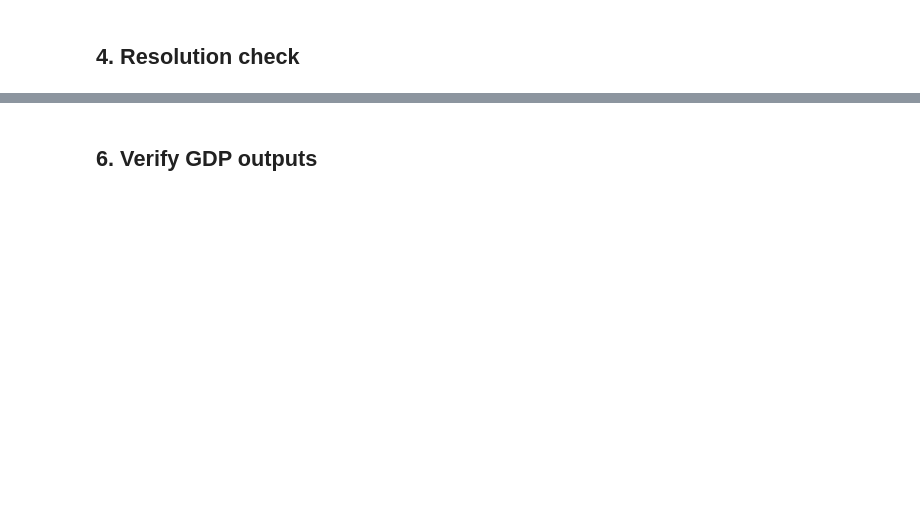
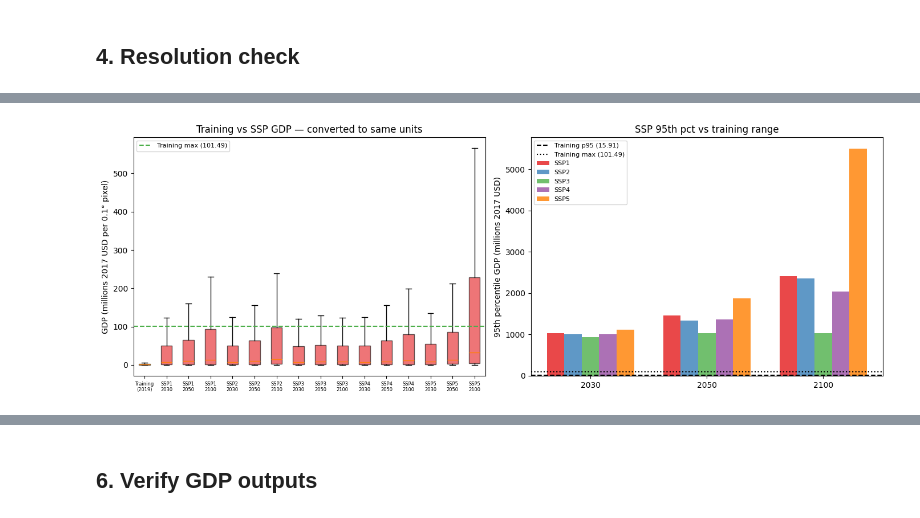
Before and after one commit to Messanella/Thesis_code, a Jupyter notebook: preprocess_ssp_inputs.ipynb, the cells around one changed output, grey strips where cells are left out. Saved outputs shown, nothing was run; the diff lists cells and outputs as text; code cells hidden in the pictures; blank space fills up the shorter version.

```diff
--- a/preprocess_ssp_inputs.ipynb
+++ b/preprocess_ssp_inputs.ipynb
@@ -141,12 +194,5 @@ POP_FILES = {
 }
 
 pop_train_mean, pop_train_std, pop_train_max = load_training_stats('pop')
-
-for ssp, years in POP_FILES.items():
-    for year, in_path in years.items():
-        out_path = os.path.join(OUTPUT_DIR, 'POP_' + ssp + '_' + str(year) + '_normalized.tif')
-        normalize_and_save(in_path, out_path, 'pop', pop_train_mean, pop_train_std, train_max=pop_train_max)
-
-print('All POP files processed.')
 # %% [output]
 Training stats for POP: mean=6.1368  std=3.0314  raw_max=3436316.25
@@ -292,11 +298,0 @@ All GDP files processed.
-# %%
-NORM_STATS = {
-    'gdp': {'train_mean': gdp_train_mean, 'train_std': gdp_train_std,
-            'unit_scale': gdp_unit_scale},
-    'pop': {'train_mean': pop_train_mean, 'train_std': pop_train_std,
-            'train_max': pop_train_max, 'unit_scale': 1.0},
-}
-stats_path = r'READY_data/inputs_normalized/NORM_STATS_SSP.json'
-with open(stats_path, 'w') as f:
-    json.dump(NORM_STATS, f, indent=2)
-print('Saved', stats_path)
@@ -304,0 +360,62 @@ Saved READY_data/inputs_normalized/NORM_STATS_SSP.json
+# %%
+# Compare training GDP (raw, millions 2017 USD) vs SSP converted GDP (same units)
+train_gdp_raw = resample_only(TRAIN_RAW['gdp'], 'gdp')
+train_gdp_raw[train_gdp_raw <= 0] = np.nan
+train_gdp_vals = train_gdp_raw[np.isfinite(train_gdp_raw)]
+
+fig, axes = plt.subplots(1, 2, figsize=(14, 5))
+
+ax = axes[0]
+labels = ['Training\n(2019)']
+data_boxes = [train_gdp_vals]
+for ssp in ['SSP1', 'SSP2', 'SSP3', 'SSP4', 'SSP5']:
+    for year in [2030, 2050, 2100]:
+        labels.append(f'{ssp}\n{year}')
+        v = gdp_converted[ssp][year]
+        data_boxes.append(v[np.isfinite(v)])
+
+bp = ax.boxplot(data_boxes, patch_artist=True, showfliers=False)
+for i, patch in enumerate(bp['boxes']):
+    patch.set_facecolor('#4daf4a' if i == 0 else '#e41a1c')
+    patch.set_alpha(0.6)
+
+train_max = float(train_gdp_vals.max())
+ax.axhline(train_max, color='#4daf4a', linestyle='--', linewidth=1.5,
+           label=f'Training max ({train_max:.2f})')
+ax.set_xticks(range(1, len(labels) + 1))
+ax.set_xticklabels(labels, fontsize=6)
+ax.set_ylabel('GDP (millions 2017 USD per 0.1° pixel)')
+ax.set_title('Training vs SSP GDP — converted to same units')
+ax.legend(fontsize=8)
+
+ax = axes[1]
+train_p95 = float(np.percentile(train_gdp_vals, 95))
+x = np.arange(3)
+width = 0.15
+colors = ['#e41a1c', '#377eb8', '#4daf4a', '#984ea3', '#ff7f00']
+for i, ssp in enumerate(['SSP1', 'SSP2', 'SSP3', 'SSP4', 'SSP5']):
+    p95s = [float(np.percentile(gdp_converted[ssp][y][np.isfinite(gdp_converted[ssp][y])], 95))
+            for y in [2030, 2050, 2100]]
+    ax.bar(x + i * width, p95s, width, label=ssp, color=colors[i], alpha=0.8)
+
+ax.axhline(train_p95, color='black', linestyle='--', linewidth=1.5,
+           label=f'Training p95 ({train_p95:.2f})')
+ax.axhline(train_max, color='black', linestyle=':', linewidth=1.5,
+           label=f'Training max ({train_max:.2f})')
+ax.set_xticks(x + width * 2)
+ax.set_xticklabels([2030, 2050, 2100])
+ax.set_ylabel('95th percentile GDP (millions 2017 USD)')
+ax.set_title('SSP 95th pct vs training range')
+ax.legend(fontsize=8)
+
+plt.tight_layout()
+plt.show()
+
+print(f'Training GDP — min: {train_gdp_vals.min():.4f}  max: {train_max:.4f}  p95: {train_p95:.4f}  p99: {np.percentile(train_gdp_vals, 99):.4f}')
+for ssp in ['SSP1', 'SSP2', 'SSP3', 'SSP4', 'SSP5']:
+    for year in [2030, 2050, 2100]:
+        v = gdp_converted[ssp][year]
+        v = v[np.isfinite(v)]
+        print(f'{ssp} {year} — min: {v.min():.4f}  median: {np.median(v):.4f}  p95: {np.percentile(v, 95):.2f}  p99: {np.percentile(v, 99):.2f}  max: {v.max():.4f}')
+# %% [output]
+[figure, added]
```
Also changed, not shown: parts of 16 cells of this notebook, 3 other files.
